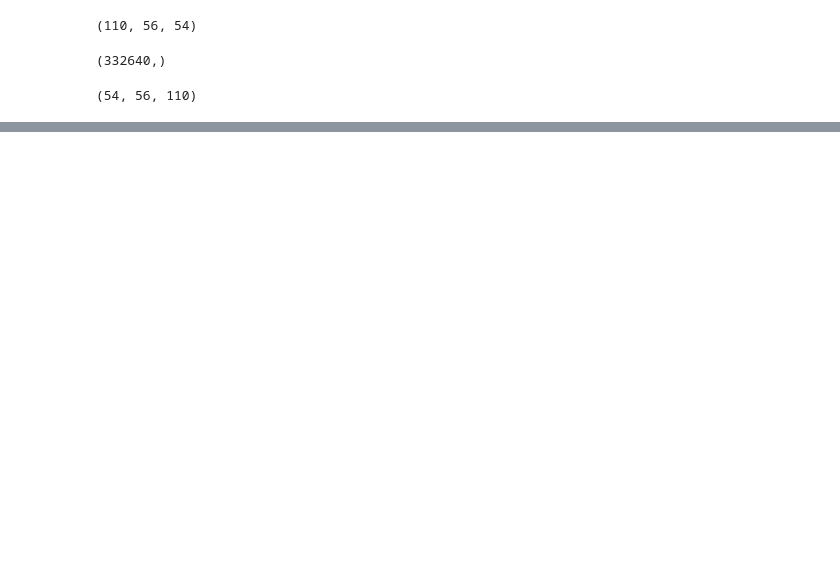
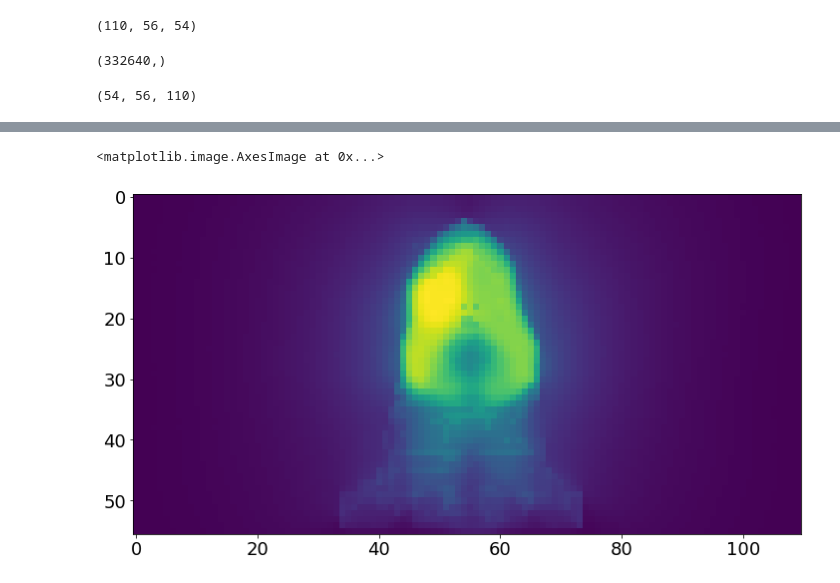
Before and after one commit to szmurlor/bdcalc, a Jupyter notebook: notebooks/Read_VTI_Doses_File.ipynb, the cells around one changed output, grey strips where cells are left out. Cells and saved outputs as stored; diff of their text form; code cells hidden in the pictures; blank space fills up the shorter version.

```diff
--- a/notebooks/Read_VTI_Doses_File.ipynb
+++ b/notebooks/Read_VTI_Doses_File.ipynb
@@ -32,0 +46,5 @@ plt.imshow(doses[33,:,:])
+# %%
+plt.imshow(mcdoses[33,:,:])
+# %% [output]
+<matplotlib.image.AxesImage at 0x...>
+[figure, added]
```
Also changed, not shown: parts of 5 cells of this notebook.
